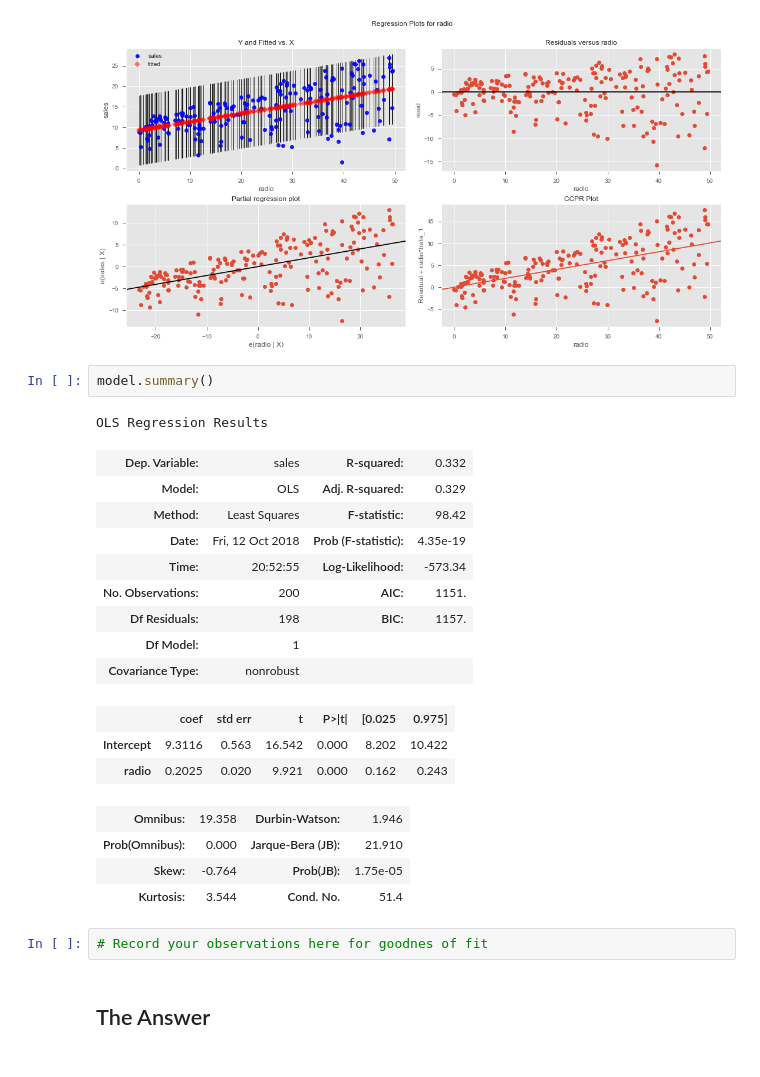
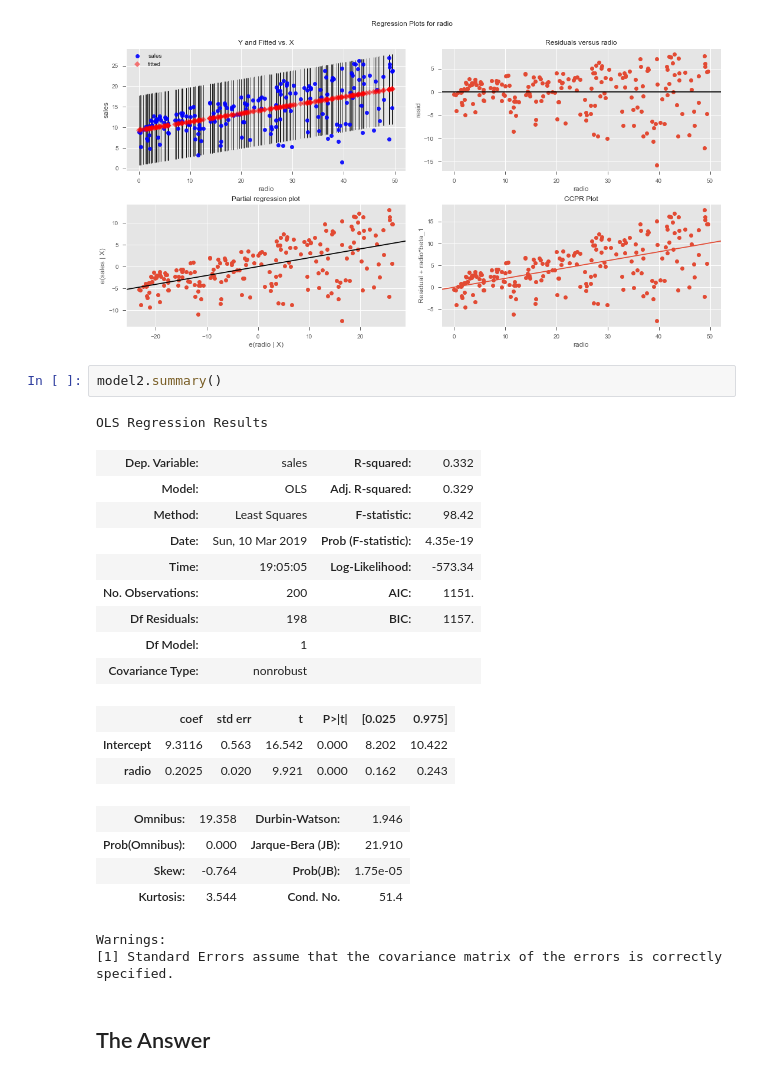
Before and after one commit to danjizquierdo/dsc-01-10-13-regression-statsmodels-lab-nyc-ds-career-012819, a Jupyter notebook: index.ipynb, the cells around one changed output. Saved outputs shown, nothing was run; the diff lists cells and outputs as text.

```diff
--- a/index.ipynb
+++ b/index.ipynb
@@ -205,14 +205,14 @@ dtype: float64
 [figure]
 [figure]
 # %%
-model.summary()
+model2.summary()
 # %% [output]
 OLS Regression Results
 | Dep. Variable: | sales | R-squared: | 0.332 |
 | Model: | OLS | Adj. R-squared: | 0.329 |
 | Method: | Least Squares | F-statistic: | 98.42 |
-| Date: | Fri, 12 Oct 2018 | Prob (F-statistic): | 4.35e-19 |
-| Time: | 20:52:55 | Log-Likelihood: | -573.34 |
+| Date: | Sun, 10 Mar 2019 | Prob (F-statistic): | 4.35e-19 |
+| Time: | 19:05:05 | Log-Likelihood: | -573.34 |
 | No. Observations: | 200 | AIC: | 1151. |
 | Df Residuals: | 198 | BIC: | 1157. |
 | Df Model: | 1 |  |  |
@@ -224,8 +224,8 @@ OLS Regression Results
 | Prob(Omnibus): | 0.000 | Jarque-Bera (JB): | 21.910 |
 | Skew: | -0.764 | Prob(JB): | 1.75e-05 |
 | Kurtosis: | 3.544 | Cond. No. | 51.4 |
+Warnings:
+[1] Standard Errors assume that the covariance matrix of the errors is correctly specified.
-# %%
-# Record your observations here for goodnes of fit
 # %% [markdown]
 ## The Answer
 # %% [markdown]
```
Also changed, not shown: parts of 1 cell of this notebook.
